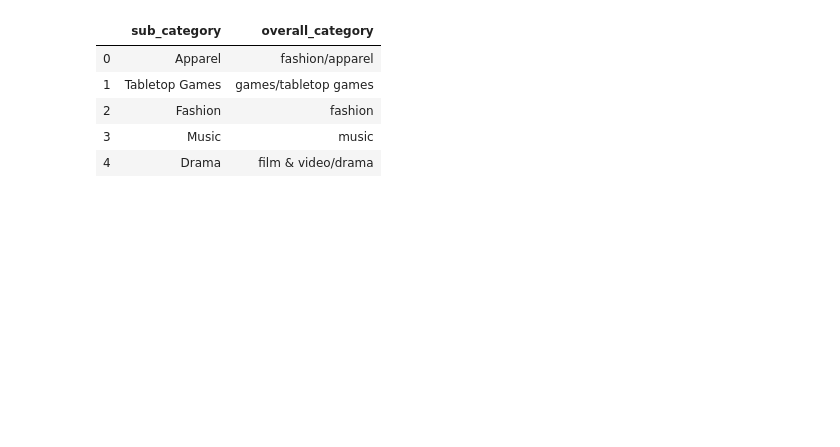
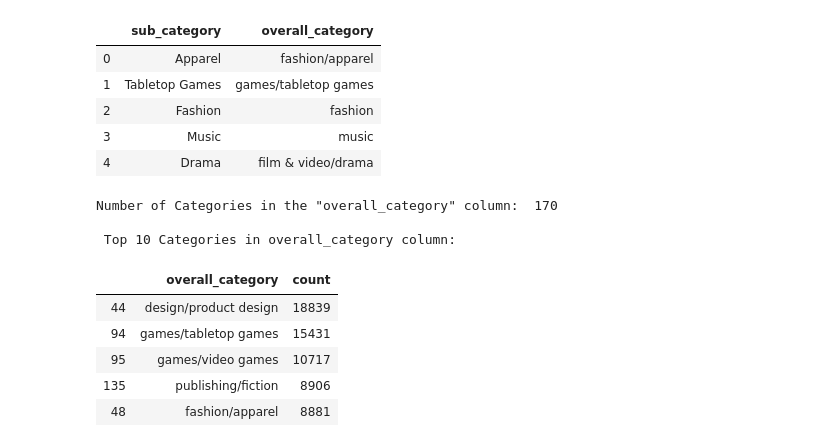
Before and after one commit to Abdul24/crowdfunding_campaign_selection, a Jupyter notebook: notebooks/04_reports/20191017-final-report.ipynb, the cells around one changed output. Drawn from its saved outputs; the diff is of its cells as text; code cells hidden in the pictures; blank space fills up the shorter version.

```diff
--- a/notebooks/04_reports/20191017-final-report.ipynb
+++ b/notebooks/04_reports/20191017-final-report.ipynb
@@ -198,3 +169,21 @@ kick_inter[['sub_category', 'overall_category']].head()
 | 2 | Fashion | fashion |
 | 3 | Music | music |
 | 4 | Drama | film & video/drama |
+# %%
+print('Number of Categories in the "overall_category" column: ', kick_inter['overall_category'].nunique())
+
+overallcat_group = kick_inter.groupby('overall_category')['deadline'].\
+    count().reset_index().rename(columns={'deadline':'count'})
+
+print('\n Top 10 Categories in overall_category column:')
+overallcat_group.sort_values('count', ascending=False).head(5)
+# %% [output]
+Number of Categories in the "overall_category" column:  170
+
+ Top 10 Categories in overall_category column:
+|  | overall_category | count |
+| 44 | design/product design | 18839 |
+| 94 | games/tabletop games | 15431 |
+| 95 | games/video games | 10717 |
+| 135 | publishing/fiction | 8906 |
+| 48 | fashion/apparel | 8881 |
```
Also changed, not shown: parts of 18 cells of this notebook, 2 other files.
